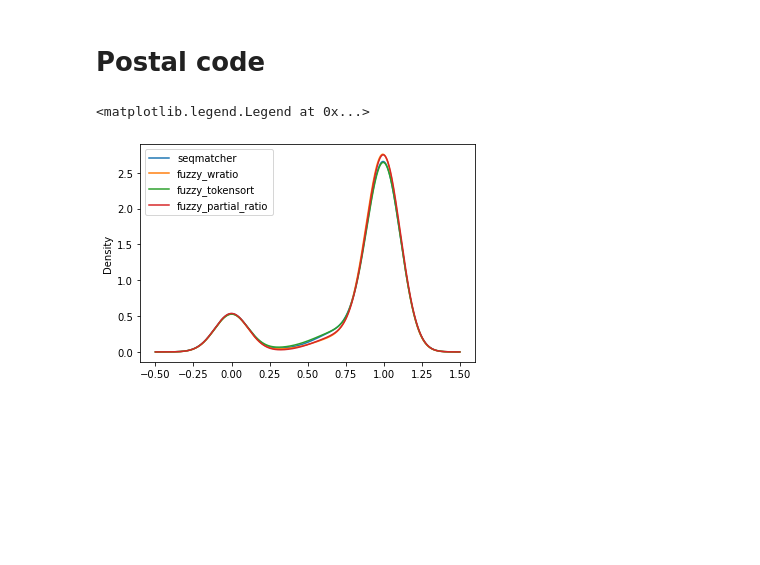
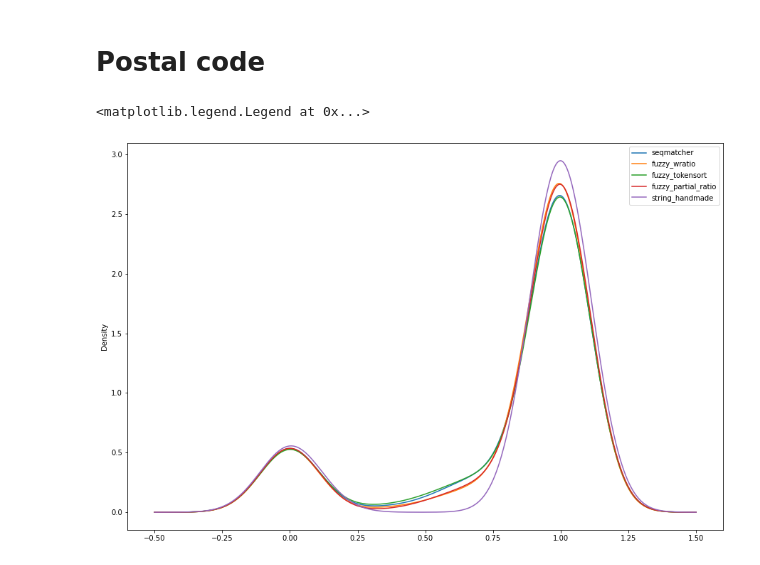
Before and after one commit to Falconwatch/cybersec_ht, a Jupyter notebook: Explore_String_comparisons.ipynb, the cells around one changed output. Cells and saved outputs as stored; diff of their text form; code cells hidden in the pictures; blank space fills up the shorter version.

```diff
--- a/Explore_String_comparisons.ipynb
+++ b/Explore_String_comparisons.ipynb
@@ -58,7 +58,7 @@ plt.legend()
 hotel_address_dict = basic_similarities("hotel_address")
 # %%
 for k,v in hotel_address_dict.items():
-  v.plot(kind="kde", label=k)
+  v.plot(kind="kde", label=k, figsize=[15,10])
 plt.legend()
 # %% [output]
 <matplotlib.legend.Legend at 0x...>
@@ -73,7 +73,7 @@ rating_abs_dist = (rating_abs_max - rating_abs)/rating_abs_max
 star_rating_dict["abs"] = rating_abs_dist
 # %%
 for k,v in star_rating_dict.items():
-  v.plot(kind="kde", label=k)
+  v.plot(kind="kde", label=k, figsize=[15,10])
 plt.legend()
 # %% [output]
 <matplotlib.legend.Legend at 0x...>
@@ -85,7 +83,23 @@ postal_code_dict = basic_similarities("postal_code")
+# %%
+def postalcode_similarity(s1, s2):
+    longest_string = max([len(s1), len(s2)])
+    s1 = s1+"0"*(longest_string - len(s1))
+    s2 = s2+"0"*(longest_string - len(s2))
+
+    t = [a==b for a,b in zip(s1, s2)][::-1]
+
+    max_possible_similarity = sum([10**i for i in range(longest_string)])
+    current_similarity = sum([t[i]*10**i for i in range(len(t))])
+    difference = max_possible_similarity - current_similarity
+    difference_ratio = difference/max_possible_similarity
+    return 1-difference_ratio
+# %%
+postal_code_dict = basic_similarities("postal_code")
+postal_code_dict["string_handmade"] = examples.apply(lambda x: postalcode_similarity(str(x["c1.postal_code"]), str(x["c2.postal_code"])), axis=1)
 # %%
 for k,v in postal_code_dict.items():
-  v.plot(kind="kde", label=k)
+  v.plot(kind="kde", label=k, figsize=[15,10])
 plt.legend()
 # %% [output]
 <matplotlib.legend.Legend at 0x...>
-[figure, old version]
+[figure, new version]
```
Also changed, not shown: parts of 5 cells of this notebook.
